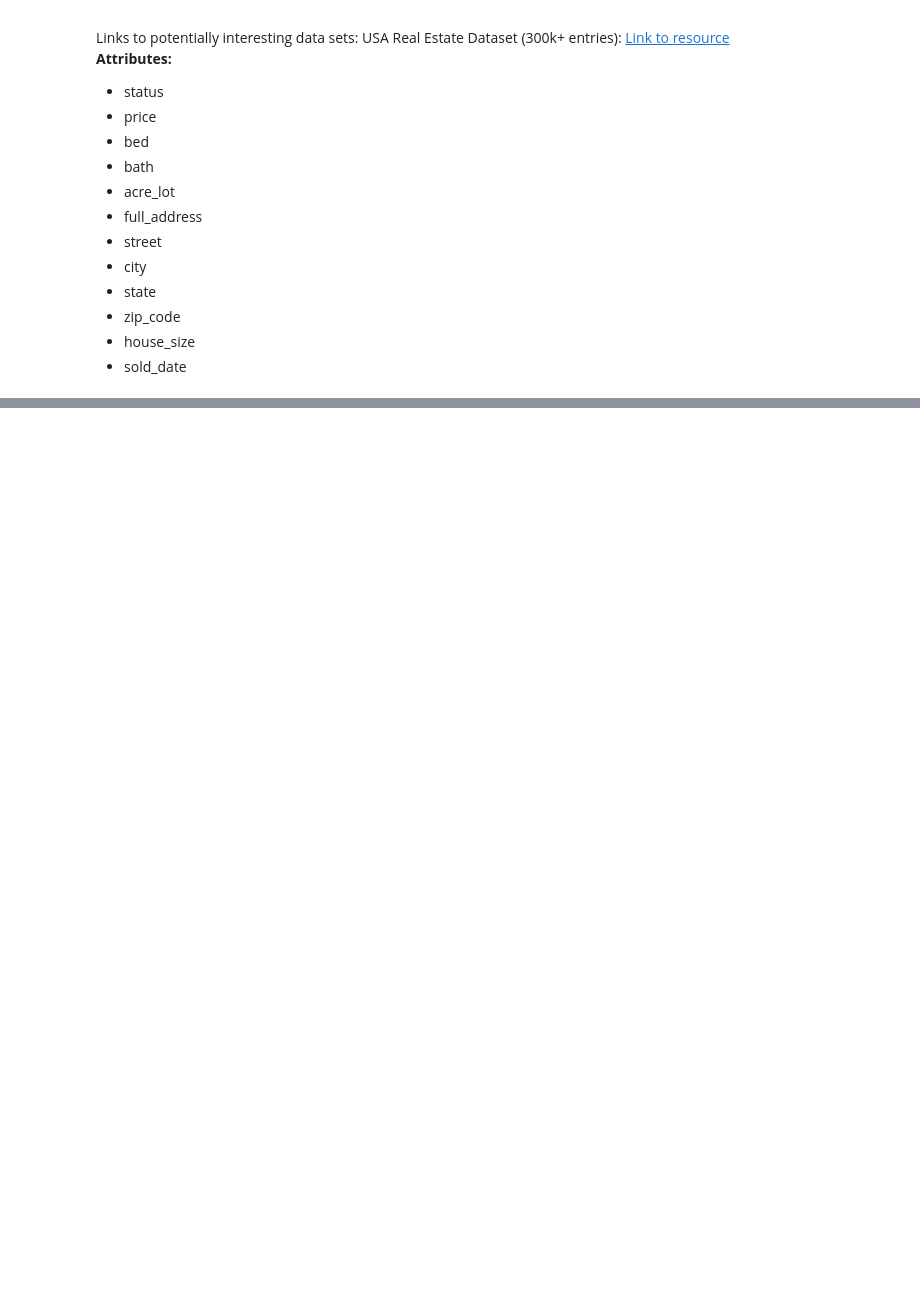
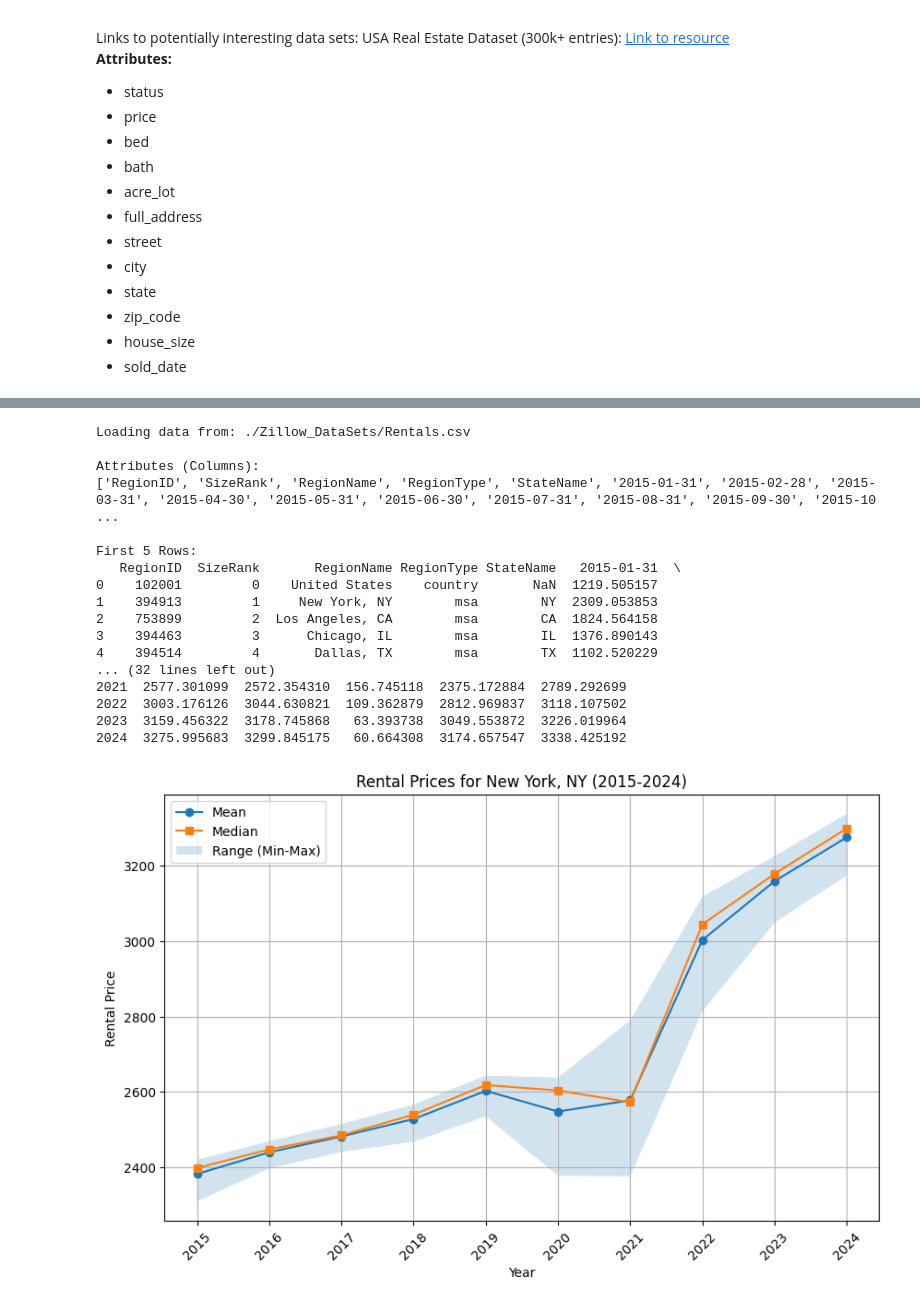
Before and after one commit to jpthesmar/House_Price_Forecaster-DSIII, a Jupyter notebook: House_Price_Analysis.ipynb, the cells around one changed output, grey strips where cells are left out. Drawn from its saved outputs; the diff is of its cells as text; code cells hidden in the pictures; blank space fills up the shorter version.

```diff
--- a/House_Price_Analysis.ipynb
+++ b/House_Price_Analysis.ipynb
@@ -169,0 +170,74 @@ First 5 Rows:
+# %%
+import pandas as pd
+import matplotlib.pyplot as plt
+import numpy as np
+
+# load data again
+rental_dataframe = load_and_explore_csv(csv_files["Rentals"])
+
+region_data = rental_dataframe[rental_dataframe['RegionName'] == region_name]
+region_data = region_data.drop(columns=['RegionID', 'SizeRank', 'RegionName', 'RegionType', 'StateName'])
+
+# transpose data (dates as rows, rental prices as columns)
+region_data = region_data.T
+region_data.columns = ['Rental Price']
+region_data.index = pd.to_datetime(region_data.index)
+
+# Extract year for grouping
+region_data['Year'] = region_data.index.year
+
+# Group by year and calculate statistics
+annual_stats = region_data.groupby('Year')['Rental Price'].agg(
+    mean='mean',
+    median='median',
+    std='std',
+    min='min',
+    max='max'
+)
+
+# Identify outliers (using IQR method for each year)
+def detect_outliers(data):
+    q1 = data.quantile(0.25)
+    q3 = data.quantile(0.75)
+    iqr = q3 - q1
+    lower_bound = q1 - 1.5 * iqr
+    upper_bound = q3 + 1.5 * iqr
+    return (data < lower_bound) | (data > upper_bound)
+
+outliers = region_data.groupby('Year')['Rental Price'].apply(detect_outliers)
+
+# Print annual statistics
+print("Annual Statistics (2015-2024):")
+print(annual_stats)
+
+# Plot mean and median rental prices over years
+plt.figure(figsize=(10, 6))
+plt.plot(annual_stats.index, annual_stats['mean'], marker='o', label='Mean')
+plt.plot(annual_stats.index, annual_stats['median'], marker='s', label='Median')
+plt.fill_between(annual_stats.index, annual_stats['min'], annual_stats['max'], alpha=0.2, label='Range (Min-Max)')
+plt.title(f"Rental Prices for {region_name} (2015-2024)")
+plt.xlabel("Year")
+plt.ylabel("Rental Price")
+plt.xticks(annual_stats.index, rotation=45)
+plt.legend()
+plt.grid(True)
+plt.show()
+# %% [output]
+Loading data from: ./Zillow_DataSets/Rentals.csv
+
+Attributes (Columns):
+['RegionID', 'SizeRank', 'RegionName', 'RegionType', 'StateName', '2015-01-31', '2015-02-28', '2015-03-31', '2015-04-30', '2015-05-31', '2015-06-30', '2015-07-31', '2015-08-31', '2015-09-30', '2015-10 ...
+
+First 5 Rows:
+   RegionID  SizeRank       RegionName RegionType StateName   2015-01-31  \
+0    102001         0    United States    country       NaN  1219.505157
+1    394913         1     New York, NY        msa        NY  2309.053853
+2    753899         2  Los Angeles, CA        msa        CA  1824.564158
+3    394463         3      Chicago, IL        msa        IL  1376.890143
+4    394514         4       Dallas, TX        msa        TX  1102.520229
+... (32 lines left out)
+2021  2577.301099  2572.354310  156.745118  2375.172884  2789.292699
+2022  3003.176126  3044.630821  109.362879  2812.969837  3118.107502
+2023  3159.456322  3178.745868   63.393738  3049.553872  3226.019964
+2024  3275.995683  3299.845175   60.664308  3174.657547  3338.425192
+[figure, added]
```
Also changed, not shown: parts of 6 cells of this notebook, 1 other file.
